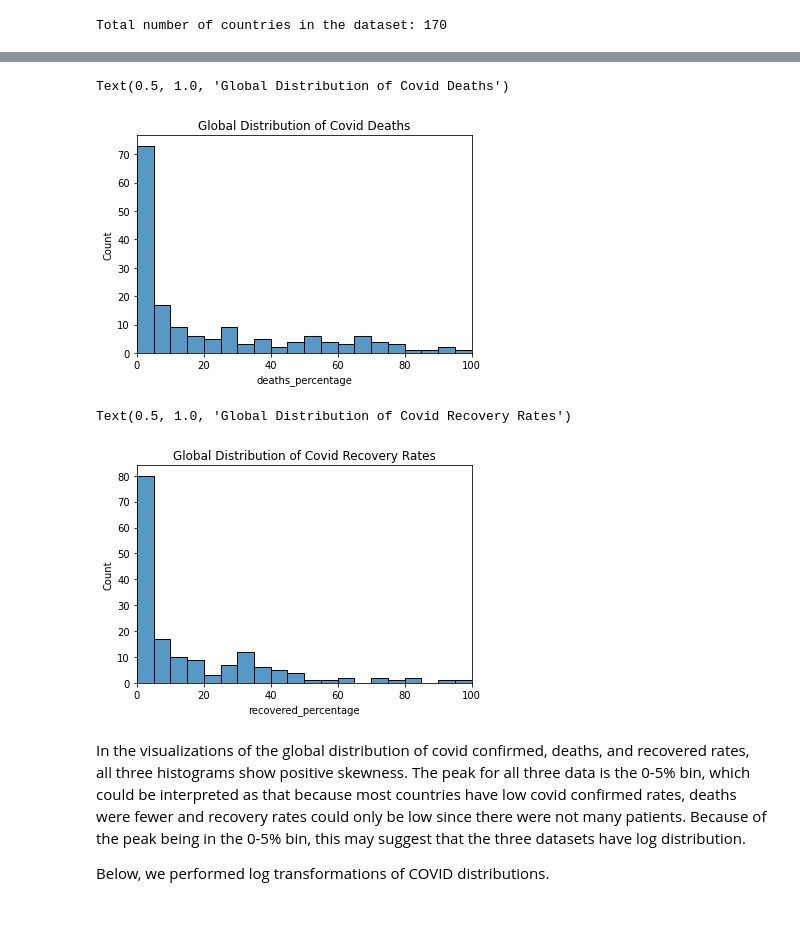
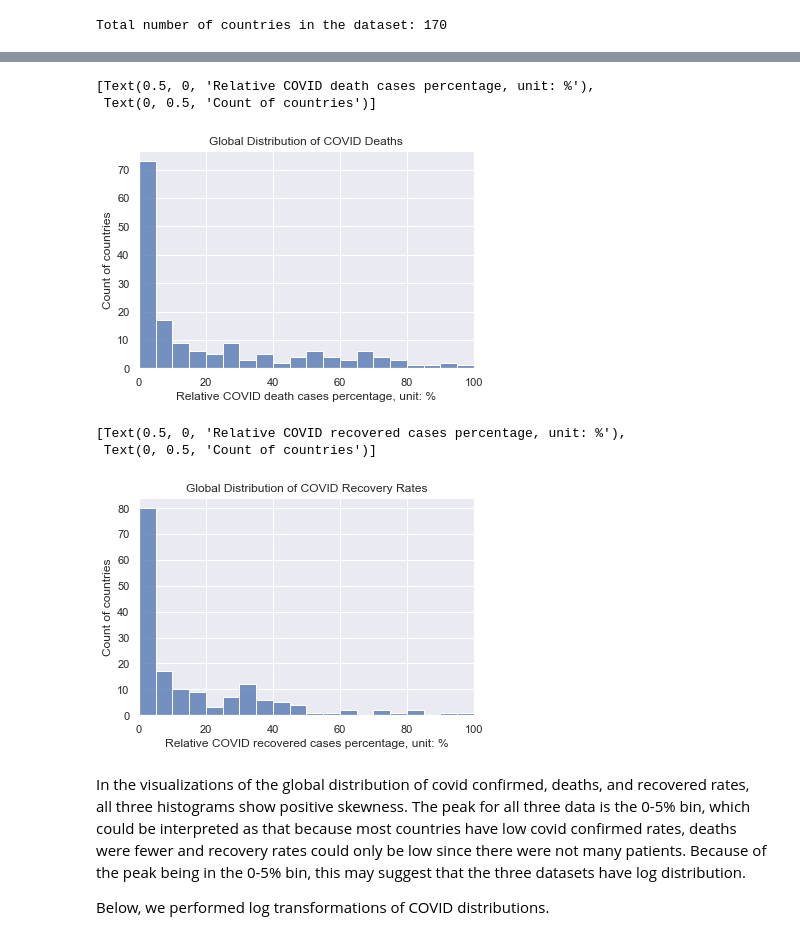
Before and after one commit to chwheo/cogs108-final-project, a Jupyter notebook: FinalProjectGroup061Sp22.ipynb, the cells around one changed output, grey strips where cells are left out. Cells and saved outputs as stored; diff of their text form; code cells hidden in the pictures.

```diff
--- a/FinalProjectGroup061Sp22.ipynb
+++ b/FinalProjectGroup061Sp22.ipynb
@@ -391,7 +391,9 @@ Minimum Recovered Value: 0.0
 * `y` : count of countries that fall under the percentage range bin
 # %%
 # fat intake distribution worldwide
+sns.set()
 fig1 = sns.histplot(x='fat_percentage', data=df_relative_percentage, stat='count', bins=20)
 fig1.set(xlim=(0, 100))
 fig1.set_title('Global distribution of Fat intake')
+fig1.set(xlabel='Relative fat intake percentage, unit: %', ylabel='Count of countries')
 # %% [output]
@@ -437,18 +446,22 @@ Text(0.5, 1.0, 'Worldwide distribution of Confirmed Covid Cases')
 # covid deaths cases distribution worldwide
 fig5 = sns.histplot(x='deaths_percentage', data=df_relative_percentage, stat='count', bins=20)
 fig5.set(xlim=(0, 100))
-fig5.set_title('Global Distribution of Covid Deaths')
+fig5.set_title('Global Distribution of COVID Deaths')
+fig5.set(xlabel='Relative COVID death cases percentage, unit: %', ylabel='Count of countries')
 # %% [output]
-Text(0.5, 1.0, 'Global Distribution of Covid Deaths')
+[Text(0.5, 0, 'Relative COVID death cases percentage, unit: %'),
+ Text(0, 0.5, 'Count of countries')]
-[figure, old version]
+[figure, new version]
 # %%
 # covid recovered cases distribution worldwide
 fig6 = sns.histplot(x='recovered_percentage', data=df_relative_percentage, stat='count', bins=20)
 fig6.set(xlim=(0, 100))
-fig6.set_title('Global Distribution of Covid Recovery Rates')
+fig6.set_title('Global Distribution of COVID Recovery Rates')
+fig6.set(xlabel='Relative COVID recovered cases percentage, unit: %', ylabel='Count of countries')
 # %% [output]
-Text(0.5, 1.0, 'Global Distribution of Covid Recovery Rates')
+[Text(0.5, 0, 'Relative COVID recovered cases percentage, unit: %'),
+ Text(0, 0.5, 'Count of countries')]
-[figure, old version]
+[figure, new version]
 # %% [markdown]
 In the visualizations of the global distribution of covid confirmed, deaths, and recovered rates, all three histograms show positive skewness. The peak for all three data is the 0-5% bin, which could be interpreted as that because most countries have low covid confirmed rates, deaths were fewer and recovery rates could only be low since there were not many patients. Because of the peak being in the 0-5% bin, this may suggest that the three datasets have log distribution.
 
```
Also changed, not shown: parts of 16 cells of this notebook.
